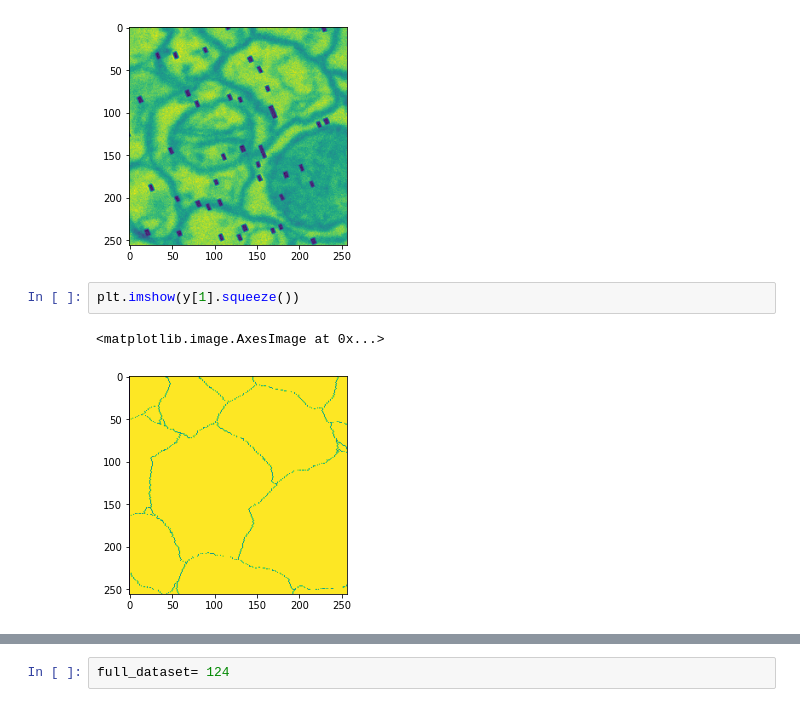
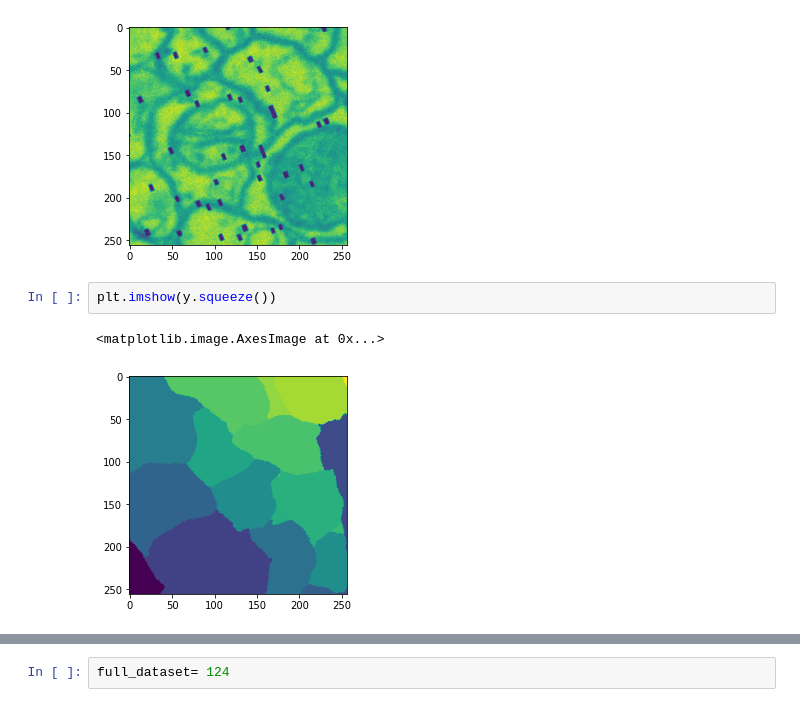
Before and after one commit to bbarad/defects_DLMBL, a Jupyter notebook: notebooks/dataloader_testing.ipynb, the cells around one changed output, grey strips where cells are left out. Saved outputs shown, nothing was run; the diff lists cells and outputs as text.

```diff
--- a/notebooks/dataloader_testing.ipynb
+++ b/notebooks/dataloader_testing.ipynb
@@ -144,7 +146,7 @@ plt.imshow(x.squeeze())
 <matplotlib.image.AxesImage at 0x...>
 [figure]
 # %%
-plt.imshow(y[1].squeeze())
+plt.imshow(y.squeeze())
 # %% [output]
 <matplotlib.image.AxesImage at 0x...>
-[figure, old version]
+[figure, new version]
```
Also changed, not shown: parts of 3 cells of this notebook, 6 other files.
